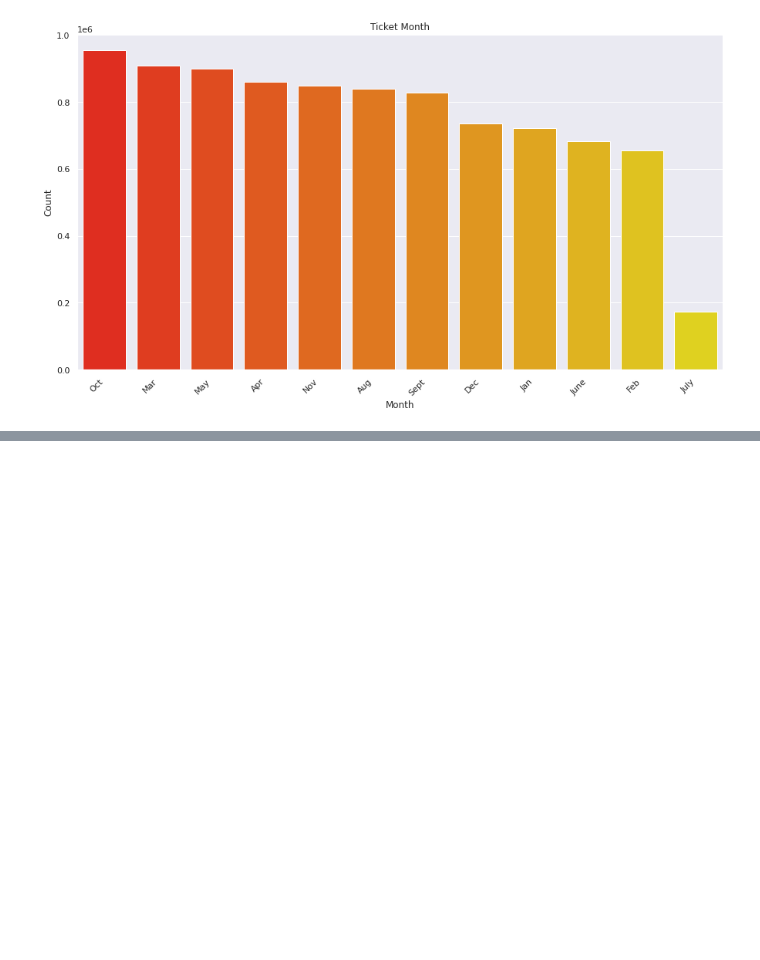
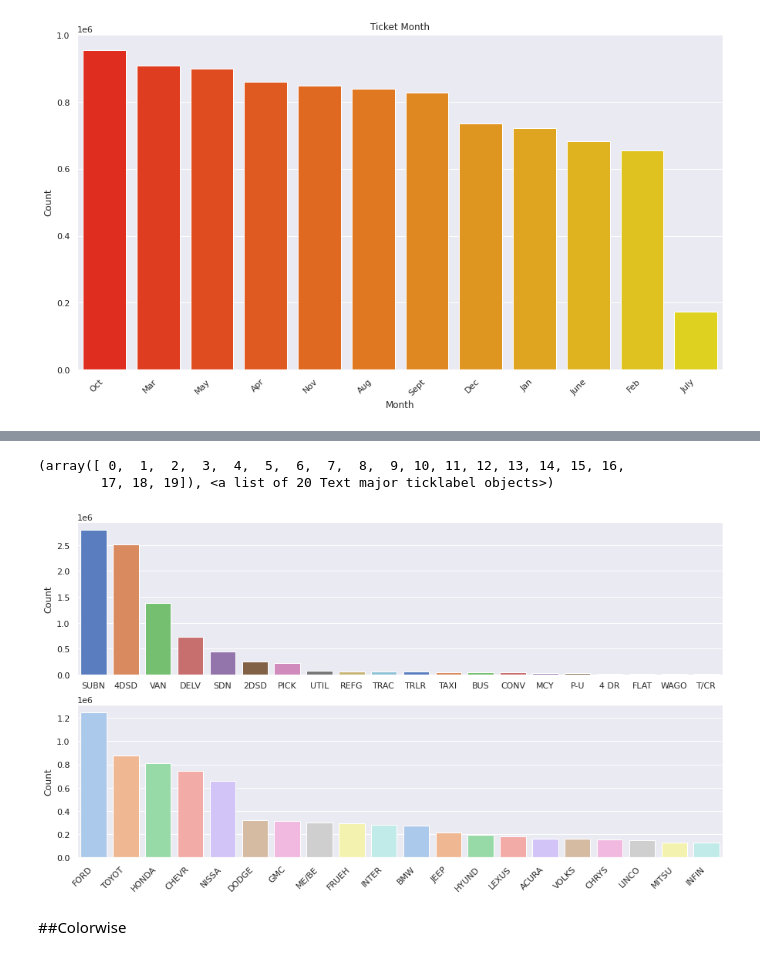
Before and after one commit to Amruta-Nadgouda/DataMiningProject, a Jupyter notebook: DM_Project_EDA.ipynb, the cells around one changed output, grey strips where cells are left out. Drawn from its saved outputs; the diff is of its cells as text; code cells hidden in the pictures; blank space fills up the shorter version.

Commit message:
Finished 5 EDA types

```diff
--- a/DM_Project_EDA.ipynb
+++ b/DM_Project_EDA.ipynb
@@ -189,0 +192,3 @@ Text(0, 0.5, 'Count')
+# %%
+carMake = dataDF['Vehicle Make'].value_counts()[:20]
+carMake
@@ -189,0 +213,3 @@ Text(0, 0.5, 'Count')
+# %%
+vehicleMakeType = dataDF['Vehicle Body Type'].value_counts()[:20]
+vehicleMakeType
@@ -189,0 +234,17 @@ Text(0, 0.5, 'Count')
+# %%
+sns.set()
+
+fig, (ax1,ax2) = plt.subplots(2, 1, figsize=(15, 8))
+sns.barplot(x = vehicleMakeType.index, y=vehicleMakeType.values, palette='muted',label="Vehicle Type", color="r", ax=ax1)
+ax1.set_ylabel('Count')
+plt.xticks(rotation=45, horizontalalignment='right')
+
+sns.barplot(x = carMake.index, y = carMake.values, palette='pastel', label="Car Make", color="b", ax=ax2)
+ax2.set_ylabel('Count')
+plt.xticks(rotation=45, horizontalalignment='right')
+# %% [output]
+(array([ 0,  1,  2,  3,  4,  5,  6,  7,  8,  9, 10, 11, 12, 13, 14, 15, 16,
+        17, 18, 19]), <a list of 20 Text major ticklabel objects>)
+[figure, added]
+# %% [markdown]
+##Colorwise
```
Also changed, not shown: parts of 6 cells of this notebook.
